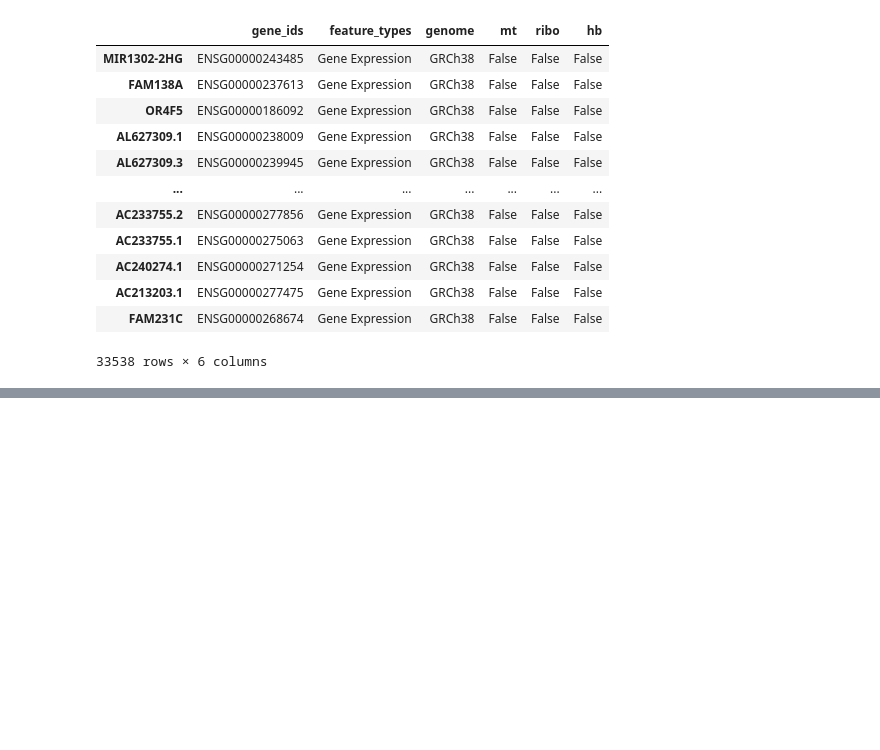
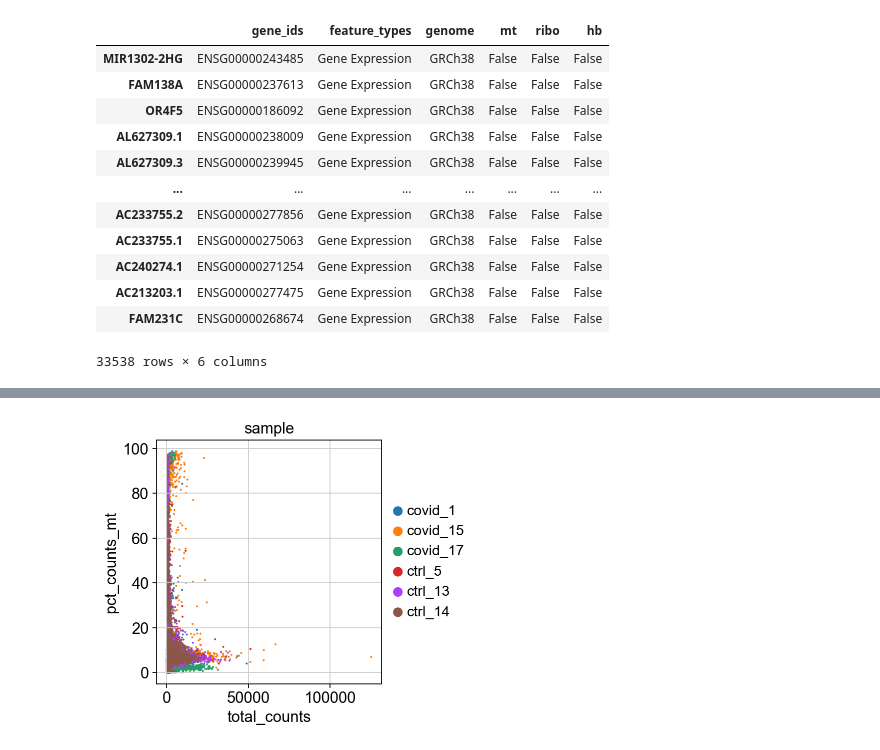
Before and after one commit to mujtababarsi/Covid-19-single-cell-analysis-Scanpy, a Jupyter notebook: Qulaity control.ipynb, the cells around one changed output, grey strips where cells are left out. Saved outputs shown, nothing was run; the diff lists cells and outputs as text; code cells hidden in the pictures; blank space fills up the shorter version.

```diff
--- a/Qulaity control.ipynb
+++ b/Qulaity control.ipynb
@@ -100,0 +123,4 @@ adata.var
+# %%
+sc.pl.scatter(adata, x='total_counts', y='pct_counts_mt', color='sample')
+# %% [output]
+[figure, added]
```
Also changed, not shown: parts of 9 cells of this notebook.
